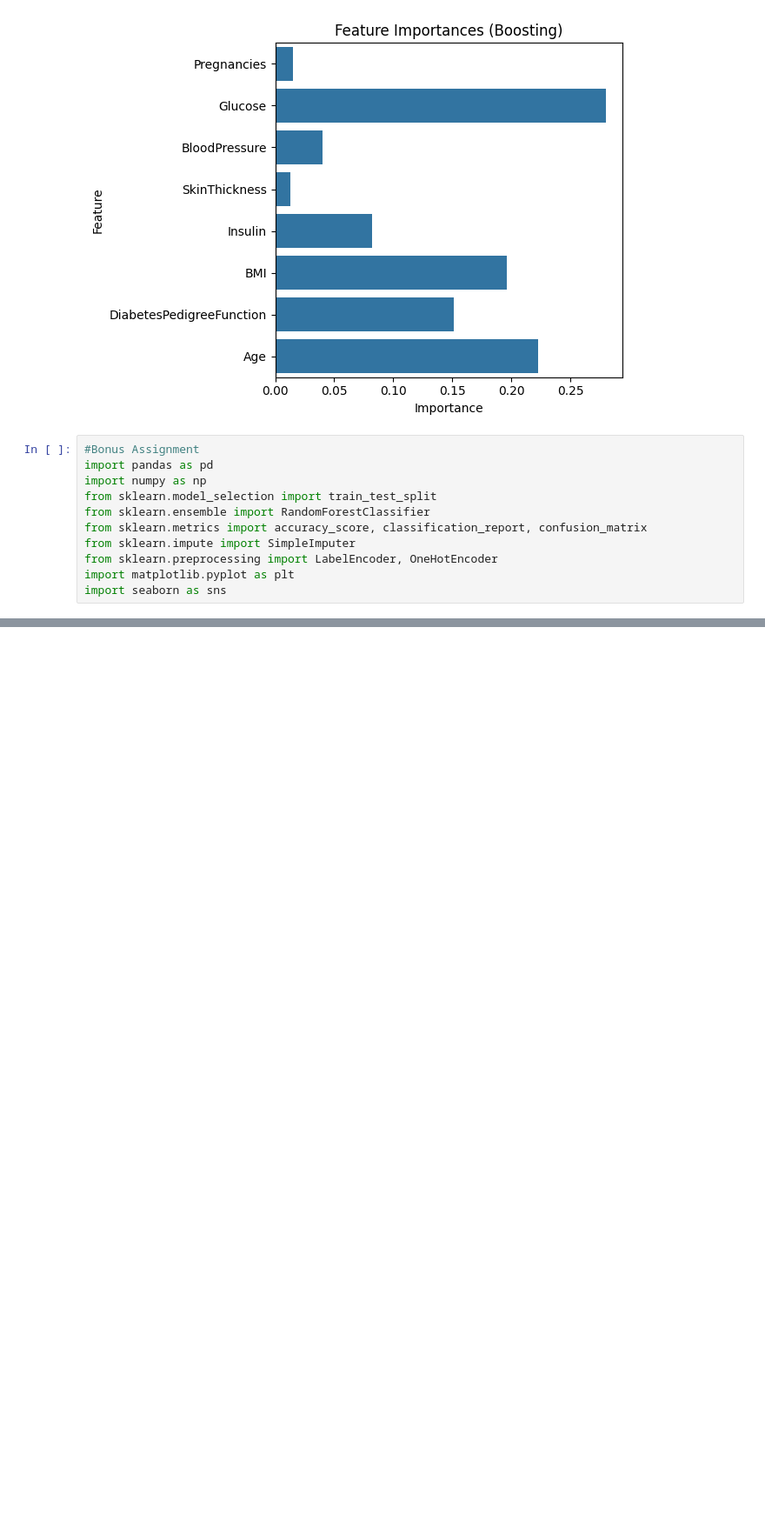
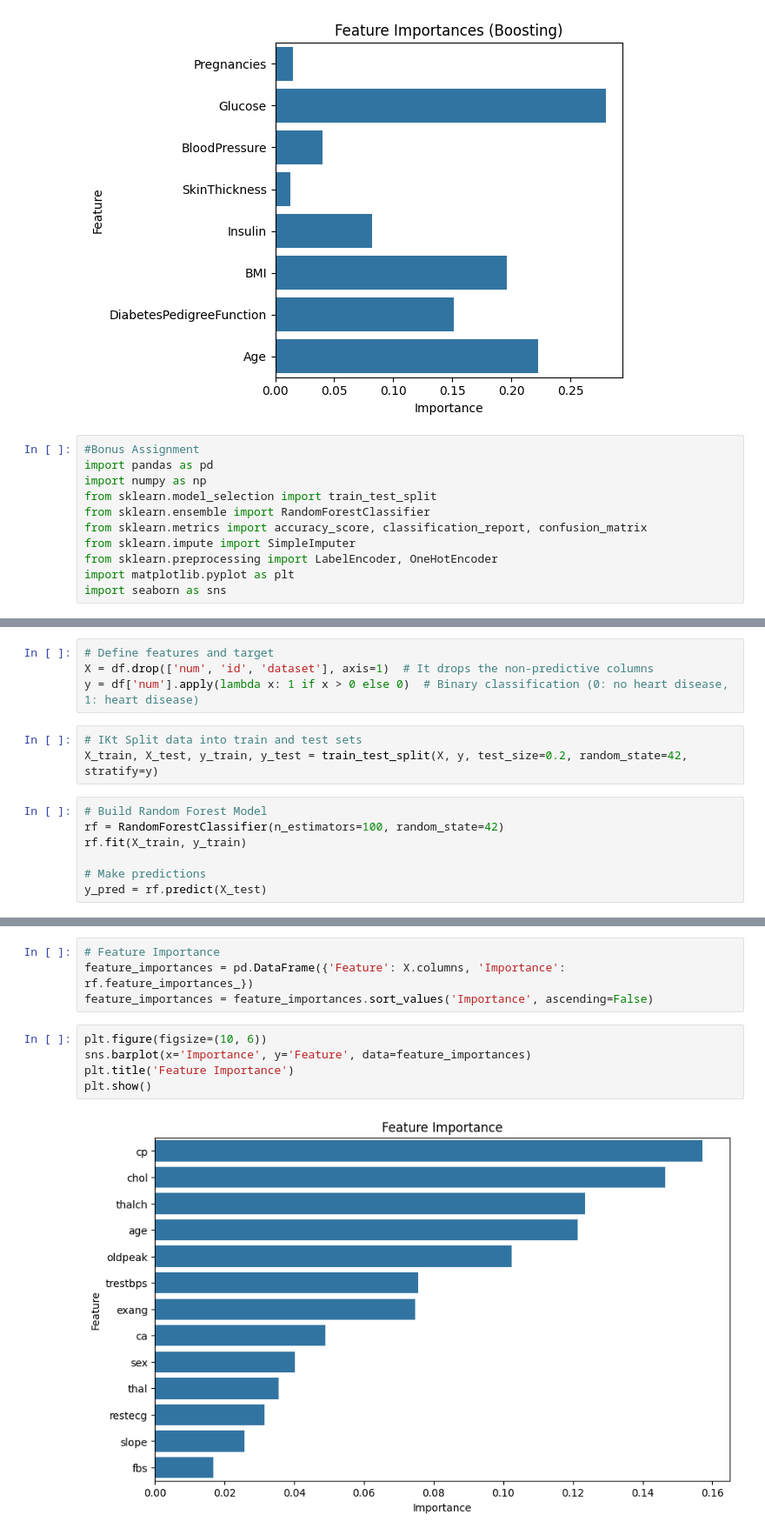
Before and after one commit to 43pratik/ML_lab, a Jupyter notebook: Prac_7.ipynb, the cells around one changed output, grey strips where cells are left out. Shown at 87% size. Saved outputs shown, nothing was run; the diff lists cells and outputs as text; blank space fills up the shorter version.

```diff
--- a/Prac_7.ipynb
+++ b/Prac_7.ipynb
@@ -83,0 +136,14 @@ import seaborn as sns
+# %%
+# Define features and target
+X = df.drop(['num', 'id', 'dataset'], axis=1)  # It drops the non-predictive columns
+y = df['num'].apply(lambda x: 1 if x > 0 else 0)  # Binary classification (0: no heart disease, 1: heart disease)
+# %%
+# IKt Split data into train and test sets
+X_train, X_test, y_train, y_test = train_test_split(X, y, test_size=0.2, random_state=42, stratify=y)
+# %%
+# Build Random Forest Model
+rf = RandomForestClassifier(n_estimators=100, random_state=42)
+rf.fit(X_train, y_train)
+
+# Make predictions
+y_pred = rf.predict(X_test)
@@ -83,0 +172,11 @@ import seaborn as sns
+# %%
+# Feature Importance
+feature_importances = pd.DataFrame({'Feature': X.columns, 'Importance': rf.feature_importances_})
+feature_importances = feature_importances.sort_values('Importance', ascending=False)
+# %%
+plt.figure(figsize=(10, 6))
+sns.barplot(x='Importance', y='Feature', data=feature_importances)
+plt.title('Feature Importance')
+plt.show()
+# %% [output]
+[figure, added]
```
Also changed, not shown: parts of 5 cells of this notebook.
